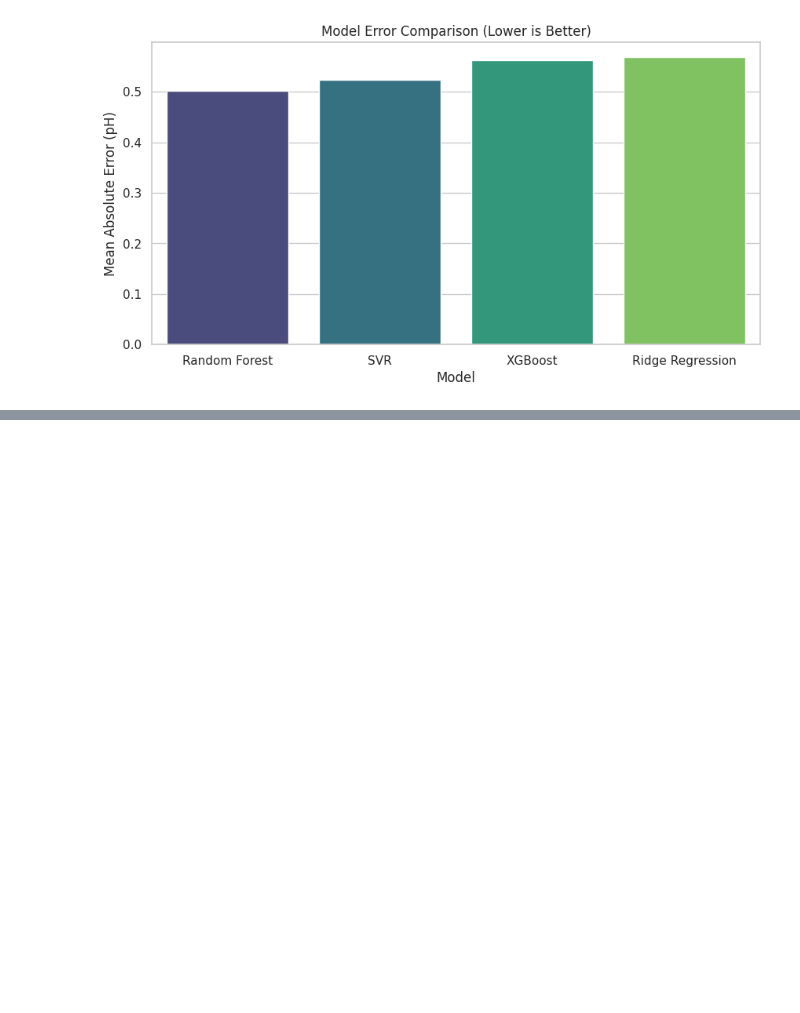
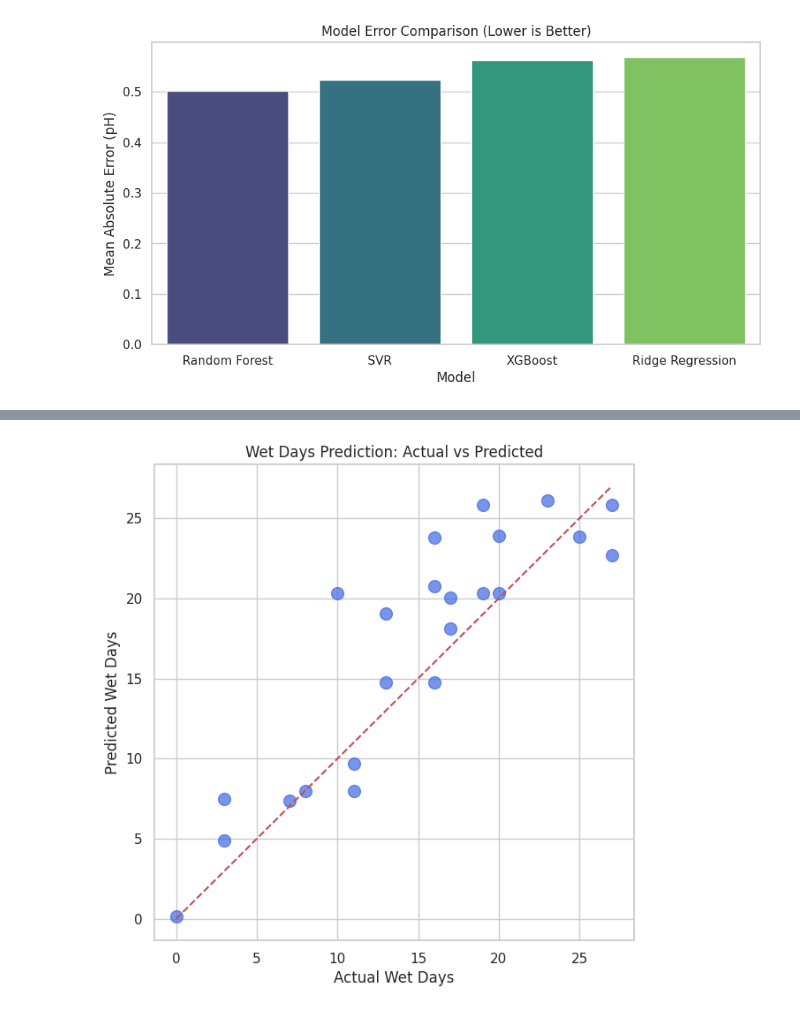
Before and after one commit to Akshatha7710/smart-tea-estate-management-system, a Jupyter notebook: Soil_Quality_Analysis_and_Predictive_Model.ipynb, the cells around one changed output, grey strips where cells are left out. Saved outputs shown, nothing was run; the diff lists cells and outputs as text; code cells hidden in the pictures; blank space fills up the shorter version.

Commit message:
implemented xg boost model

```diff
--- a/Soil_Quality_Analysis_and_Predictive_Model.ipynb
+++ b/Soil_Quality_Analysis_and_Predictive_Model.ipynb
@@ -186,0 +140,90 @@ drive.mount('/content/drive')
+# %%
+# ==========================================================
+# 4. Load and Clean Rainfall Data (Wet Days Prediction)
+# ==========================================================
+
+rain = pd.read_csv("sample_data/rainfall_data.csv")
+
+# Clean column names
+rain.columns = rain.columns.str.strip().str.replace(" ", "_").str.replace("(", "").str.replace(")", "")
+
+# Replace missing values
+rain.replace(["missing", "NA", "-"], np.nan, inplace=True)
+
+# Convert to numeric
+rain["Rainfall"] = pd.to_numeric(rain["Rainfall"], errors="coerce")
+rain["Wet_days"] = pd.to_numeric(rain["Wet_days"], errors="coerce")
+
+rain = rain.dropna()
+
+# ==========================================================
+# Features and Target
+# ==========================================================
+
+X_rain = rain[["Rainfall"]]
+y_rain = rain["Wet_days"]
+
+Xr_train, Xr_test, yr_train, yr_test = train_test_split(
+    X_rain, y_rain, test_size=0.2, random_state=42
+)
+
+# ==========================================================
+# Train Model (XGBoost works very well for weather prediction)
+# ==========================================================
+
+wet_model = xgb.XGBRegressor(
+    n_estimators=300,
+    learning_rate=0.05,
+    max_depth=4,
+    random_state=42
+)
+
+wet_model.fit(Xr_train, yr_train)
+
+wet_preds = wet_model.predict(Xr_test)
+
+# ==========================================================
+# Model Evaluation
+# ==========================================================
+
+wet_mae = mean_absolute_error(yr_test, wet_preds)
+wet_rmse = np.sqrt(mean_squared_error(yr_test, wet_preds))
+wet_r2 = r2_score(yr_test, wet_preds)
+
+print("\n" + "="*60)
+print("Wet Days Prediction Performance")
+print("="*60)
+print("MAE :", wet_mae)
+print("RMSE:", wet_rmse)
+print("R2  :", wet_r2)
+print("="*60)
+
+# ==========================================================
+# Visualization 1: Actual vs Predicted Wet Days
+# ==========================================================
+
+plt.figure(figsize=(7,7))
+plt.scatter(yr_test, wet_preds, color="royalblue", alpha=0.7, s=100)
+plt.plot([yr_test.min(), yr_test.max()], [yr_test.min(), yr_test.max()], "r--")
+plt.title("Wet Days Prediction: Actual vs Predicted")
+plt.xlabel("Actual Wet Days")
+plt.ylabel("Predicted Wet Days")
+plt.show()
+
+# ==========================================================
+# Visualization 2: Feature Importance
+# ==========================================================
+
+importance = wet_model.feature_importances_
+features = X_rain.columns
+
+imp_df = pd.DataFrame({
+    "Feature": features,
+    "Importance": importance
+}).sort_values("Importance", ascending=False)
+
+plt.figure(figsize=(8,5))
+sns.barplot(x="Importance", y="Feature", hue="Feature", data=imp_df, palette="Blues_r", legend=False)
+plt.title("Key Factors Affecting Wet Days")
+plt.show()
+# %% [output]
@@ -186,0 +237 @@ drive.mount('/content/drive')
+[figure, added]
```
Also changed, not shown: parts of 14 cells of this notebook.
